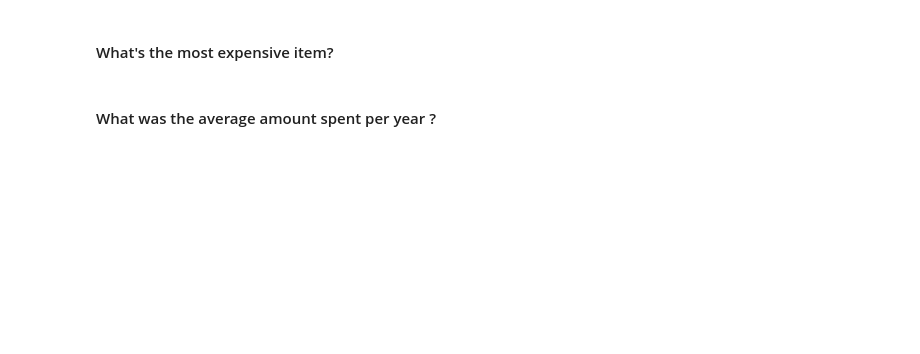
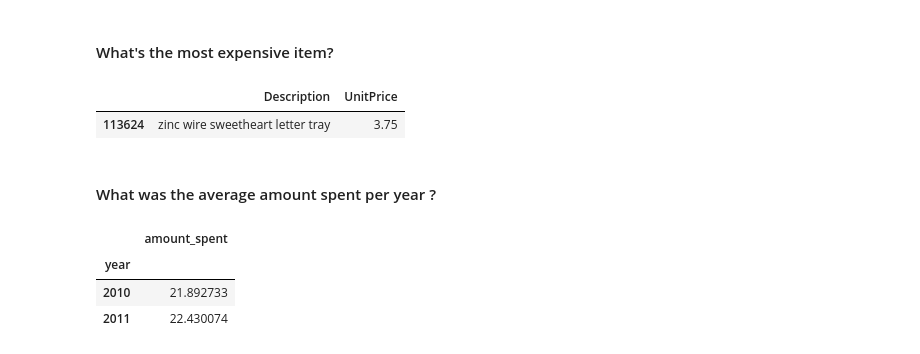
Before and after one commit to ta-data-mexpt/lab-subsetting-and-descriptive-stats, a Jupyter notebook: your-code/main.ipynb, the cells around one changed output. Drawn from its saved outputs; the diff is of its cells as text; code cells hidden in the pictures; blank space fills up the shorter version.

```diff
--- a/your-code/main.ipynb
+++ b/your-code/main.ipynb
@@ -412,2 +511,9 @@ len(Spain)
+# %%
+Units = orders[['Description', 'UnitPrice']]
+Units_prices= Units.sort_values(by=['Description','UnitPrice'], ascending=False)
+Units_prices.head(1)
+# %% [output]
+|  | Description | UnitPrice |
+| 113624 | zinc wire sweetheart letter tray | 3.75 |
 # %% [markdown]
 #### What was the average amount spent per year ?
@@ -415,0 +520,9 @@ len(Spain)
+# %%
+peryear= orders[['year','amount_spent']]
+avg_peryear= peryear.groupby(by=['year']).mean()
+avg_peryear
+# %% [output]
+|  | amount_spent |
+| year |  |
+| 2010 | 21.892733 |
+| 2011 | 22.430074 |
```
Also changed, not shown: parts of 26 cells of this notebook.
